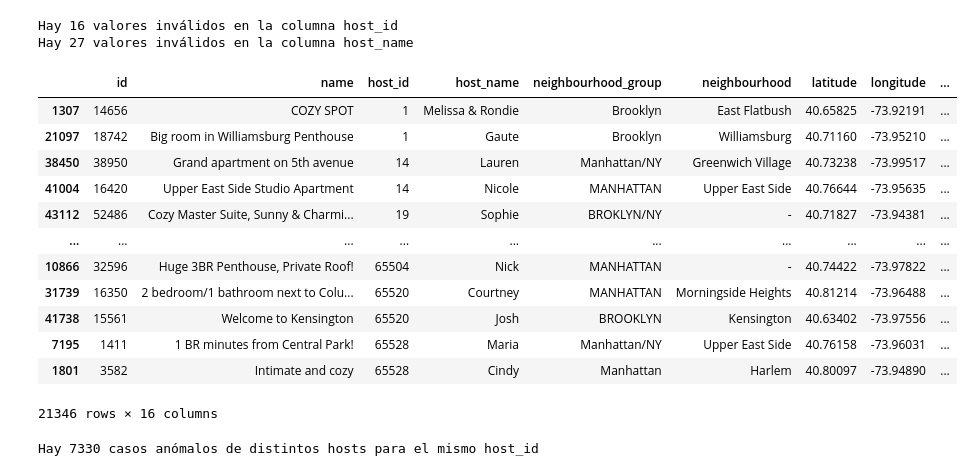
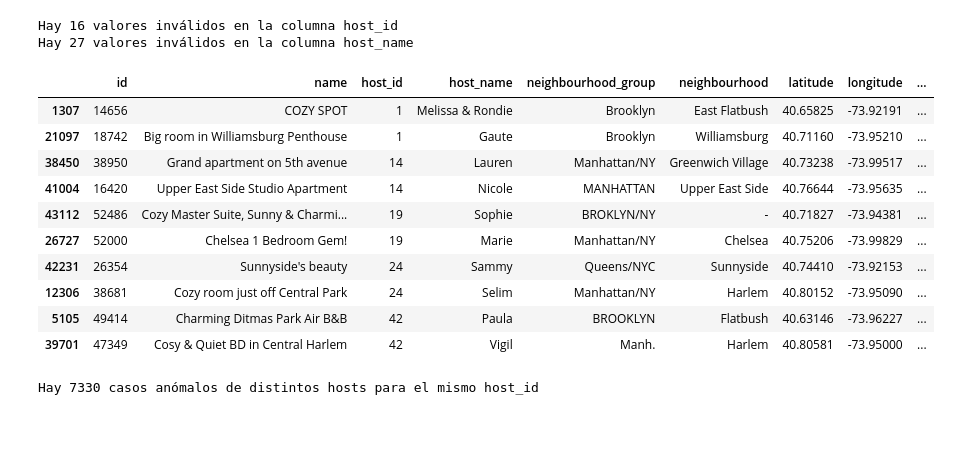
Before and after one commit to JuanDiegoYoung/NY-Airbnb-data-analysis, a Jupyter notebook: Part_1_Data_Quality.ipynb, the cells around one changed output. Saved outputs shown, nothing was run; the diff lists cells and outputs as text; code cells hidden in the pictures; blank space fills up the shorter version.

```diff
--- a/Part_1_Data_Quality.ipynb
+++ b/Part_1_Data_Quality.ipynb
@@ -228,23 +232,21 @@ Hay 27 valores inválidos en la columna host_name
 # %%
 host_conflictos = df.groupby('host_id')['host_name'].nunique()
 
 host_anomalos = host_conflictos[host_conflictos > 1].index
 
-df[df['host_id'].isin(host_anomalos)].sort_values('host_id')
+df[df['host_id'].isin(host_anomalos)].sort_values('host_id').head(10)
 # %% [output]
 |  | id | name | host_id | host_name | neighbourhood_group | neighbourhood | latitude | longitude | ... |
 | 1307 | 14656 | COZY SPOT | 1 | Melissa & Rondie | Brooklyn | East Flatbush | 40.65825 | -73.92191 | ... |
 | 21097 | 18742 | Big room in Williamsburg Penthouse | 1 | Gaute | Brooklyn | Williamsburg | 40.71160 | -73.95210 | ... |
 | 38450 | 38950 | Grand apartment on 5th avenue | 14 | Lauren | Manhattan/NY | Greenwich Village | 40.73238 | -73.99517 | ... |
 | 41004 | 16420 | Upper East Side Studio Apartment | 14 | Nicole | MANHATTAN | Upper East Side | 40.76644 | -73.95635 | ... |
 | 43112 | 52486 | Cozy Master Suite, Sunny & Charmi... | 19 | Sophie | BROKLYN/NY | - | 40.71827 | -73.94381 | ... |
-| ... | ... | ... | ... | ... | ... | ... | ... | ... | ... |
-| 10866 | 32596 | Huge 3BR Penthouse, Private Roof! | 65504 | Nick | MANHATTAN | - | 40.74422 | -73.97822 | ... |
-| 31739 | 16350 | 2 bedroom/1 bathroom next to Colu... | 65520 | Courtney | MANHATTAN | Morningside Heights | 40.81214 | -73.96488 | ... |
-| 41738 | 15561 | Welcome to Kensington | 65520 | Josh | BROOKLYN | Kensington | 40.63402 | -73.97556 | ... |
-| 7195 | 1411 | 1 BR minutes from Central Park! | 65528 | Maria | Manhattan/NY | Upper East Side | 40.76158 | -73.96031 | ... |
-| 1801 | 3582 | Intimate and cozy | 65528 | Cindy | Manhattan | Harlem | 40.80097 | -73.94890 | ... |
+| 26727 | 52000 | Chelsea 1 Bedroom Gem! | 19 | Marie | Manhattan/NY | Chelsea | 40.75206 | -73.99829 | ... |
+| 42231 | 26354 | Sunnyside's beauty | 24 | Sammy | Queens/NYC | Sunnyside | 40.74410 | -73.92153 | ... |
+| 12306 | 38681 | Cozy room just off Central Park | 24 | Selim | Manhattan/NY | Harlem | 40.80152 | -73.95090 | ... |
+| 5105 | 49414 | Charming Ditmas Park Air B&B | 42 | Paula | BROOKLYN | Flatbush | 40.63146 | -73.96227 | ... |
+| 39701 | 47349 | Cosy & Quiet BD in Central Harlem | 42 | Vigil | Manh. | Harlem | 40.80581 | -73.95000 | ... |
-21346 rows × 16 columns
 # %%
 print(f"Hay {len(host_anomalos)} casos anómalos de distintos hosts para el mismo host_id")
 # %% [output]
```
Also changed, not shown: parts of 4 cells of this notebook.
